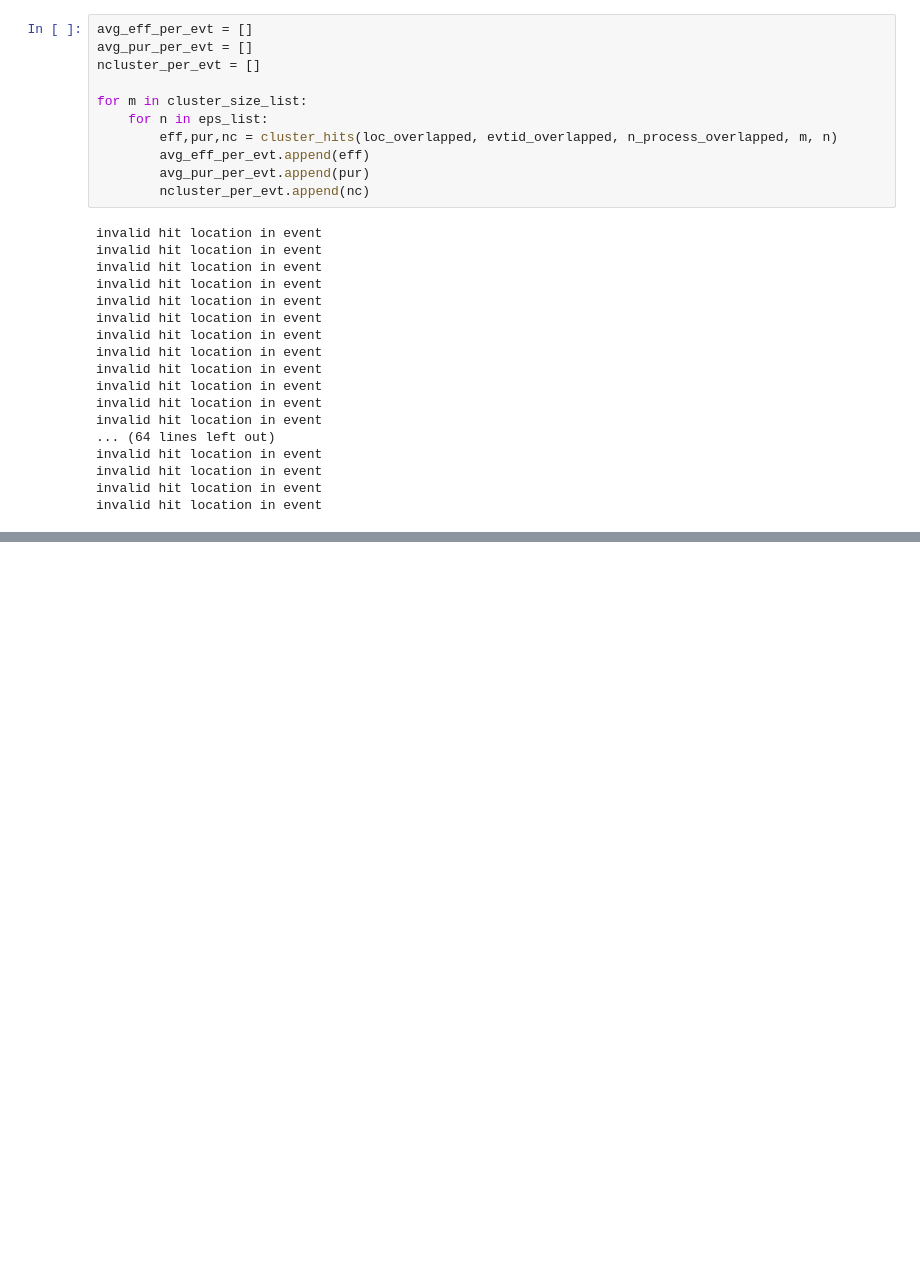
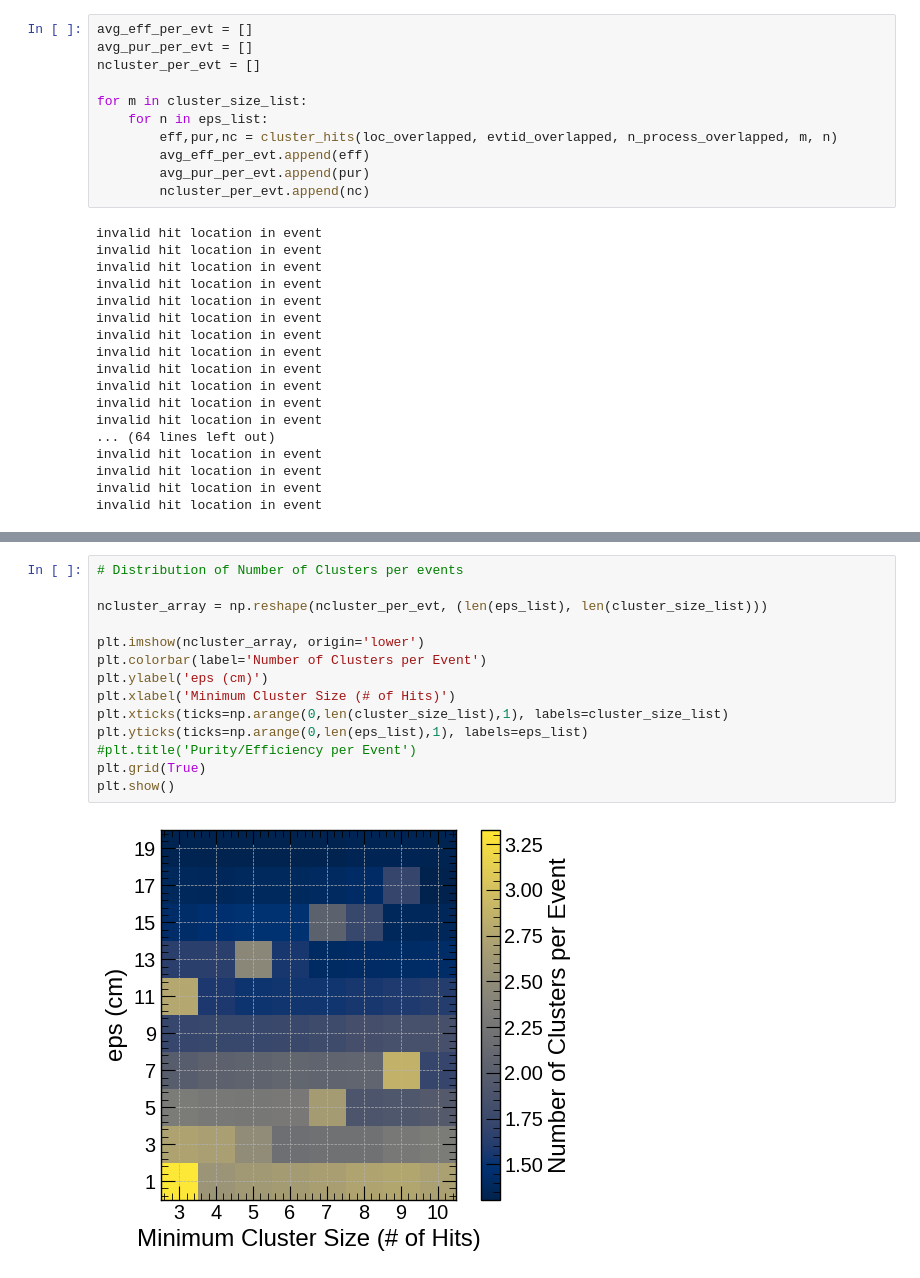
Before and after one commit to lmlepin9/2x2_neutron_sources, a Jupyter notebook: AmBe/charge/Hit_Clustering.ipynb, the cells around one changed output, grey strips where cells are left out. Drawn from its saved outputs; the diff is of its cells as text; blank space fills up the shorter version.

```diff
--- a/AmBe/charge/Hit_Clustering.ipynb
+++ b/AmBe/charge/Hit_Clustering.ipynb
@@ -321,0 +250,16 @@ plt.show()
+# %%
+# Distribution of Number of Clusters per events
+
+ncluster_array = np.reshape(ncluster_per_evt, (len(eps_list), len(cluster_size_list)))
+
+plt.imshow(ncluster_array, origin='lower')
+plt.colorbar(label='Number of Clusters per Event')
+plt.ylabel('eps (cm)')
+plt.xlabel('Minimum Cluster Size (# of Hits)')
+plt.xticks(ticks=np.arange(0,len(cluster_size_list),1), labels=cluster_size_list)
+plt.yticks(ticks=np.arange(0,len(eps_list),1), labels=eps_list)
+#plt.title('Purity/Efficiency per Event')
+plt.grid(True)
+plt.show()
+# %% [output]
+[figure, added]
```
Also changed, not shown: parts of 2 cells of this notebook.
